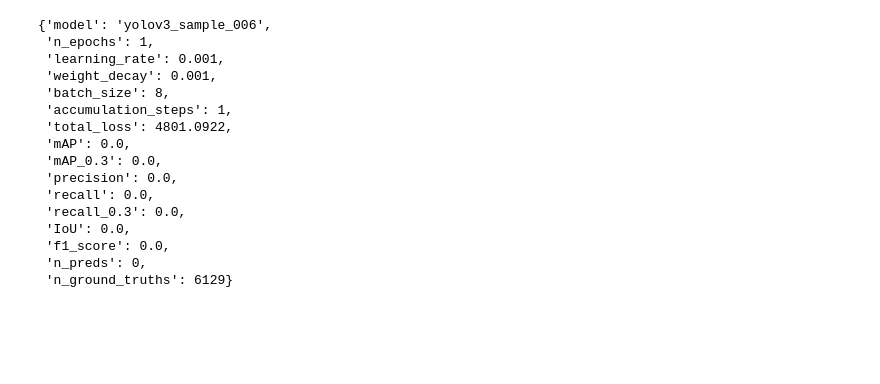
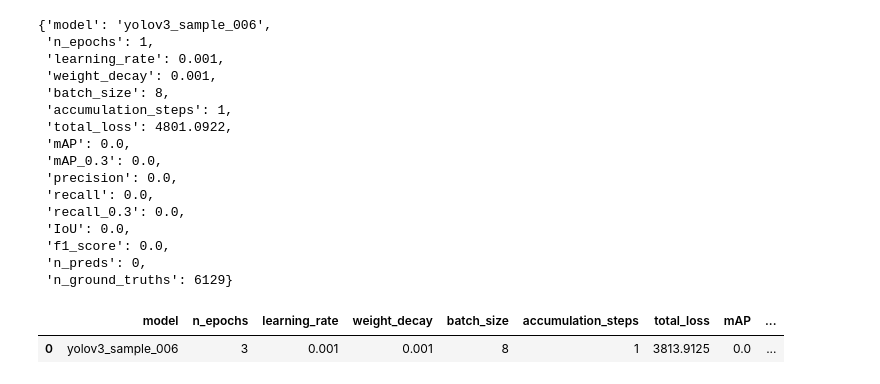
Before and after one commit to automatedtomato/sar_yolo, a Jupyter notebook: notebooks/0003_drive_test.ipynb, the cells around one changed output. Cells and saved outputs as stored; diff of their text form; code cells hidden in the pictures; blank space fills up the shorter version.

```diff
--- a/notebooks/0003_drive_test.ipynb
+++ b/notebooks/0003_drive_test.ipynb
@@ -40,3 +61,11 @@ metrics
  'f1_score': 0.0,
  'n_preds': 0,
  'n_ground_truths': 6129}
+# %%
+import pandas as pd
+
+ex_df = pd.read_csv('../metrics/006_metrics.csv')
+ex_df
+# %% [output]
+|  | model | n_epochs | learning_rate | weight_decay | batch_size | accumulation_steps | total_loss | mAP | ... |
+| 0 | yolov3_sample_006 | 3 | 0.001 | 0.001 | 8 | 1 | 3813.9125 | 0.0 | ... |
```
Also changed, not shown: parts of 3 cells of this notebook, 12 other files.
